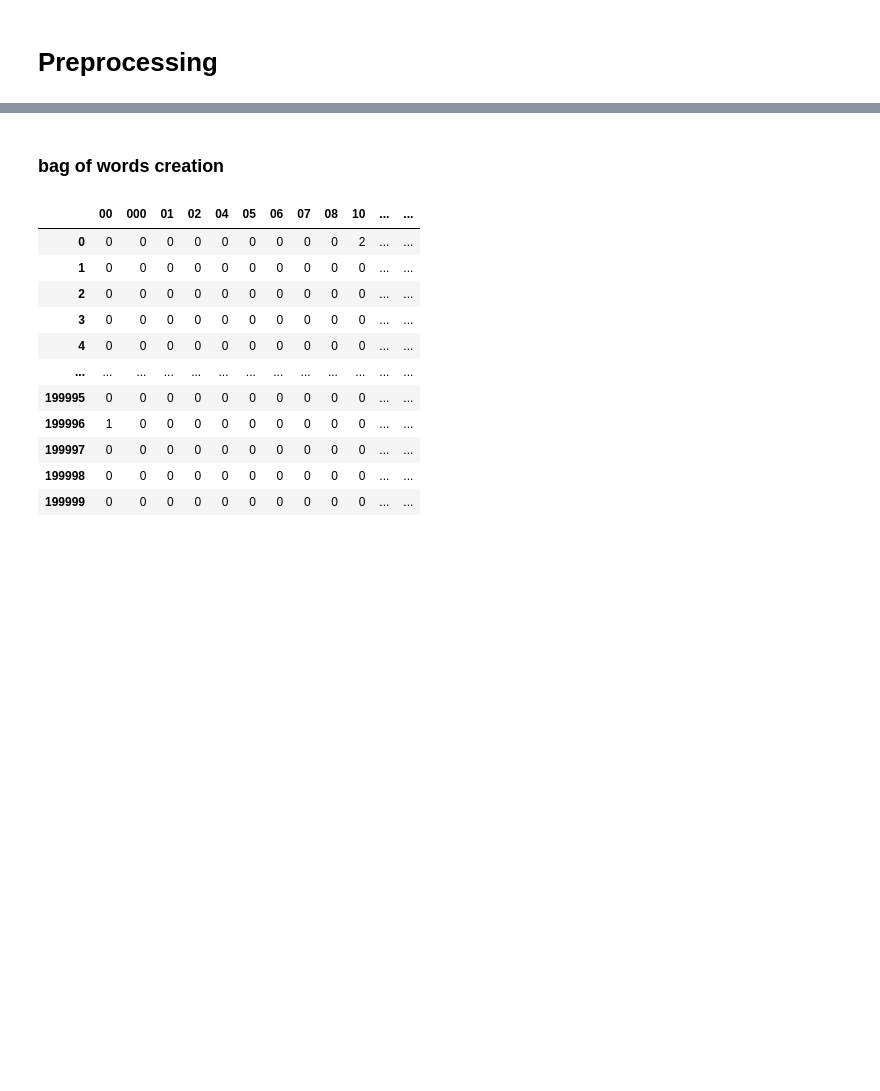
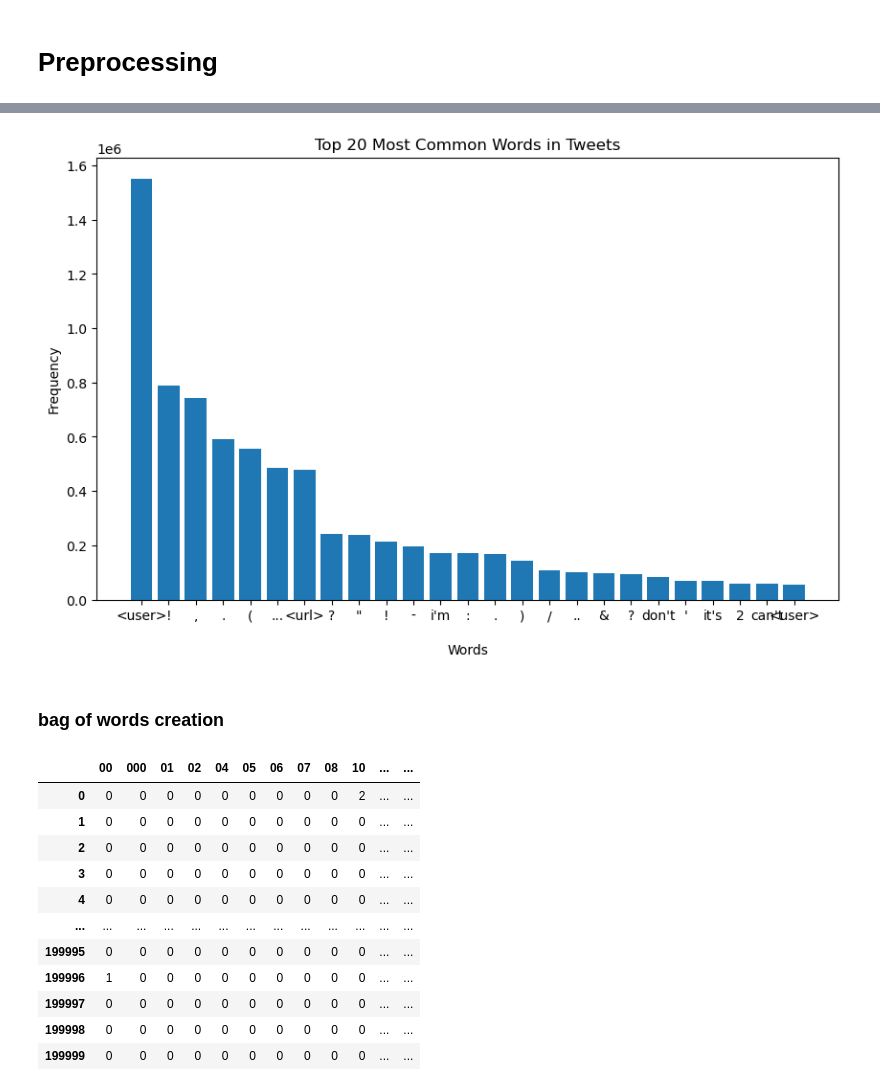
Before and after one commit to KenjiTet/ML-P2-tweet-classification, a Jupyter notebook: notebook/EDA.ipynb, the cells around one changed output, grey strips where cells are left out. Saved outputs shown, nothing was run; the diff lists cells and outputs as text; code cells hidden in the pictures; blank space fills up the shorter version.

```diff
--- a/notebook/EDA.ipynb
+++ b/notebook/EDA.ipynb
@@ -14,8 +16,8 @@ import matplotlib.pyplot as plt
 folder_path = os.path.dirname(os.path.dirname(os.path.realpath("EDA.ipynb")))
 
 #get small data path
-small_neg_path = os.path.join(folder_path, "twitter-datasets", "train_neg.txt")
-small_pos_path = os.path.join(folder_path, "twitter-datasets", "train_pos.txt")
+small_neg_path = os.path.join(folder_path, "twitter-datasets", "train_neg_full.txt")
+small_pos_path = os.path.join(folder_path, "twitter-datasets", "train_pos_full.txt")
 test_path = os.path.join(folder_path, "twitter-datasets", "test_data.txt")
 
 #create small data dataframe
@@ -25,7 +27,13 @@ with open(small_pos_path, 'r') as file:
     lines_pos = file.readlines()
 with open(test_path, 'r') as file:
     lines_test = file.readlines()
+    lines_test = [s.split(',', 1)[1] for s in lines_test]
 
 small_neg_df = pd.DataFrame({'Tweets': lines_neg, 'Sentiment': -1})
 small_pos_df = pd.DataFrame({'Tweets': lines_pos, 'Sentiment': 1})
 test_df= pd.DataFrame({'Tweets': lines_test})
+test_df['Tweets'] = test_df['Tweets'].str.rstrip('\n')
+combined_df = pd.concat([small_neg_df, small_pos_df], ignore_index=True).sample(frac=1).reset_index(drop=True)
+combined_df['Tweets'] = combined_df['Tweets'].str.rstrip('\n')
+combined_df['Processed_Tweets'] = combined_df['Tweets'].apply(lambda x: x.split(' '))
+combined_df
@@ -32,2 +54,5 @@ test_df= pd.DataFrame({'Tweets': lines_test})
 # %% [markdown]
 # Preprocessing
+# %%
+combined_df['non alpha words']= combined_df['Processed_Tweets'].apply(lambda x: [word for word in x if word.isalpha() == False])
+combined_df
@@ -33,0 +73,24 @@ test_df= pd.DataFrame({'Tweets': lines_test})
+# %%
+from nltk import FreqDist
+from nltk.corpus import stopwords
+nltk.download('stopwords')
+stop_words = set(stopwords.words('english'))
+
+all_words = [word.lower() for tweet_words in combined_df['Processed_Tweets'] for word in tweet_words if not word.isalpha()]
+# Create a frequency distribution
+freq_dist = FreqDist(all_words)
+
+# Get the top 20 most common words
+top_words = freq_dist.most_common(25)
+
+# Separate words and counts for plotting
+words, counts = zip(*top_words)
+
+# Plot the histogram
+plt.figure(figsize=(10, 6))
+plt.bar(words, counts)
+plt.title('Top 20 Most Common Words in Tweets')
+plt.xlabel('Words')
+plt.ylabel('Frequency')
+plt.show()
+# %% [output]
@@ -34,3 +100,4 @@ test_df= pd.DataFrame({'Tweets': lines_test})
+[figure, added]
 # %% [markdown]
 ### bag of words creation
 # %%
```
Also changed, not shown: parts of 5 cells of this notebook, 1 other file.
